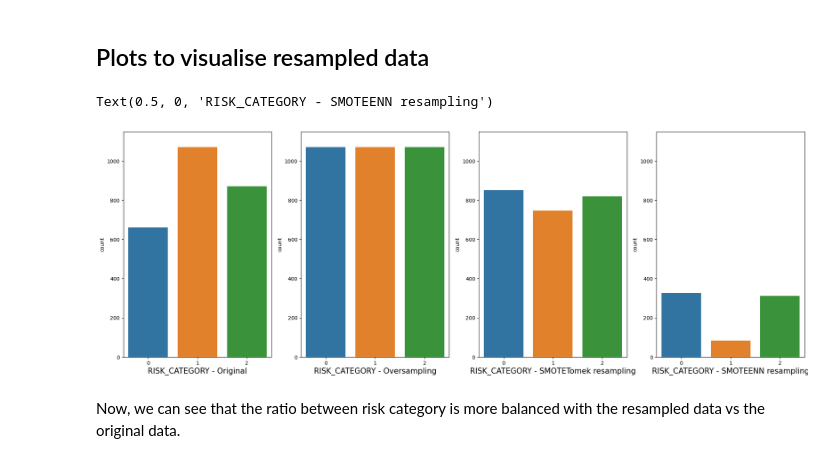
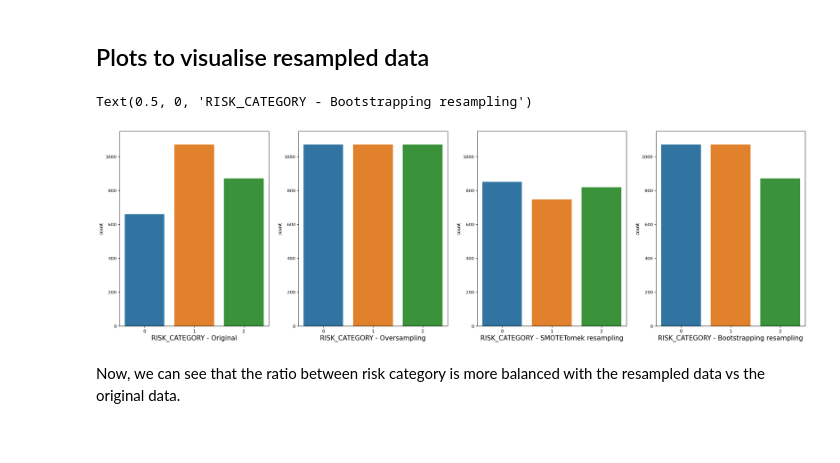
Before and after one commit to afreenrafi/SC1015-Project, a Jupyter notebook: Neural Network.ipynb, the cells around one changed output. Drawn from its saved outputs; the diff is of its cells as text; code cells hidden in the pictures.

```diff
--- a/Neural Network.ipynb
+++ b/Neural Network.ipynb
@@ -296,27 +323,27 @@ test_df.head()
 ## Plots to visualise resampled data
 # %%
 oversampled_train_df = pd.read_csv('./datasets/oversampled_train.csv',index_col= 0)
-smoteenn_train_df = pd.read_csv('./datasets/smoteenn_train.csv',index_col= 0)
+bootstrapping_train_df = pd.read_csv('./datasets/bootstrapping_train.csv',index_col= 0)
 smotetomek_train_df = pd.read_csv('./datasets/smotetomek_train.csv',index_col= 0)
 train_df = pd.read_csv('./datasets/train.csv',index_col=0)
 # %%
-fig, axes =plt.subplots(1,4,figsize=(24,8))
+fig, axes =plt.subplots(1,4,figsize=(28,8))
 plt.setp(axes,ylim=(0,1150))
 sns.countplot(x=train_df['RISK_CATEGORY'], ax=axes[0])
 ax = axes[0]
 ax.set_xlabel("RISK_CATEGORY - Original",fontsize=15)
 sns.countplot(x=oversampled_train_df['RISK_CATEGORY'], ax=axes[1])
 ax = axes[1]
 ax.set_xlabel("RISK_CATEGORY - Oversampling",fontsize=15)
 sns.countplot(x=smotetomek_train_df['RISK_CATEGORY'], ax=axes[2])
 ax = axes[2]
 ax.set_xlabel("RISK_CATEGORY - SMOTETomek resampling",fontsize=15)
-sns.countplot(x=smoteenn_train_df['RISK_CATEGORY'], ax=axes[3])
+sns.countplot(x=bootstrapping_train_df['RISK_CATEGORY'], ax=axes[3])
 ax = axes[3]
-ax.set_xlabel("RISK_CATEGORY - SMOTEENN resampling",fontsize=15)
+ax.set_xlabel("RISK_CATEGORY - Bootstrapping resampling",fontsize=15)
 # %% [output]
-Text(0.5, 0, 'RISK_CATEGORY - SMOTEENN resampling')
+Text(0.5, 0, 'RISK_CATEGORY - Bootstrapping resampling')
-[figure, old version]
+[figure, new version]
 # %% [markdown]
 Now, we can see that the ratio between risk category is more balanced with the resampled data vs the original data.
 # %% [markdown]
```
Also changed, not shown: parts of 10 cells of this notebook.
